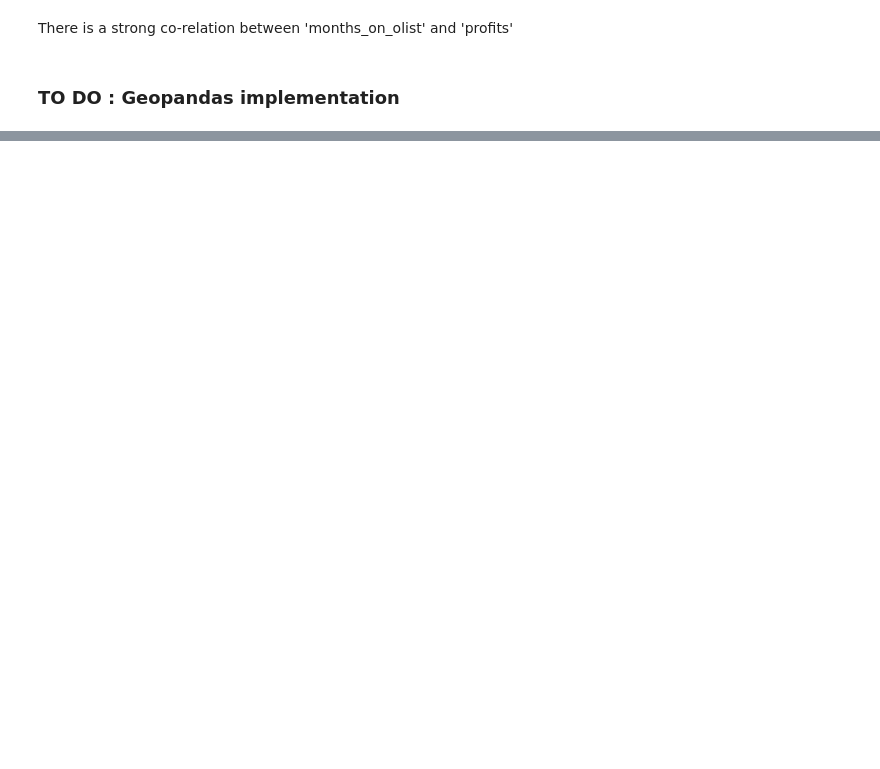
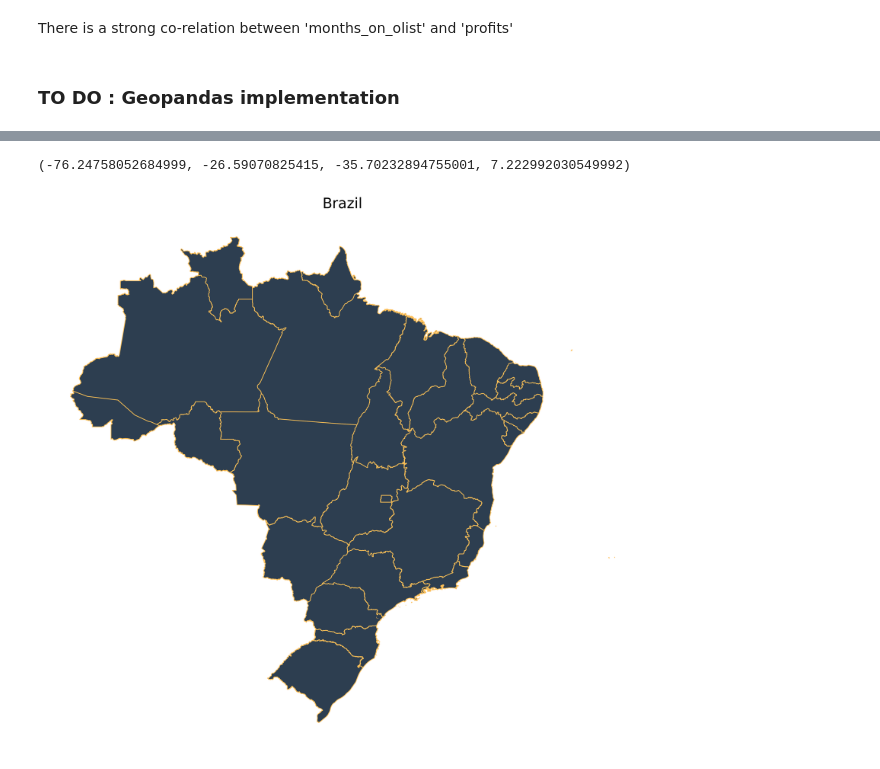
Before and after one commit to tanushrin/data-recap_ceo_request, a Jupyter notebook: CEO-Request Challenge_Brazil.ipynb, the cells around one changed output, grey strips where cells are left out. Saved outputs shown, nothing was run; the diff lists cells and outputs as text; code cells hidden in the pictures; blank space fills up the shorter version.

```diff
--- a/CEO-Request Challenge_Brazil.ipynb
+++ b/CEO-Request Challenge_Brazil.ipynb
@@ -363,0 +379,12 @@ There is a strong co-relation between 'months_on_olist' and 'profits' </br>
+# %%
+import geopandas as gpd
+import geobr
+
+# Use Geopandas to Draw a map of Brazil, plot the location of the sellers with the highest profits in green and the lowest in red.
+
+states = geobr.read_state(year=2019)
+
+print("States in Brazil per geobr: ", len(states['abbrev_state'].unique()))
+print(sorted(states['abbrev_state'].unique()) , "\n ==============================")
+print("States in Brazil in our dataframe: ", len(sellers_df['seller_state'].unique()))
+print(sorted(sellers_df['seller_state'].unique()))
@@ -363,0 +397,10 @@ There is a strong co-relation between 'months_on_olist' and 'profits' </br>
+# %%
+fig, ax = plt.subplots(figsize=(15, 15), dpi=300)
+
+states.plot(facecolor="#2D3E50", edgecolor="#FEBF57", ax=ax)
+
+ax.set_title("Brazil", fontsize=20)
+ax.axis("off")
+# %% [output]
+(-76.24758052684999, -26.59070825415, -35.70232894755001, 7.222992030549992)
+[figure, added]
```
Also changed, not shown: parts of 9 cells of this notebook.
